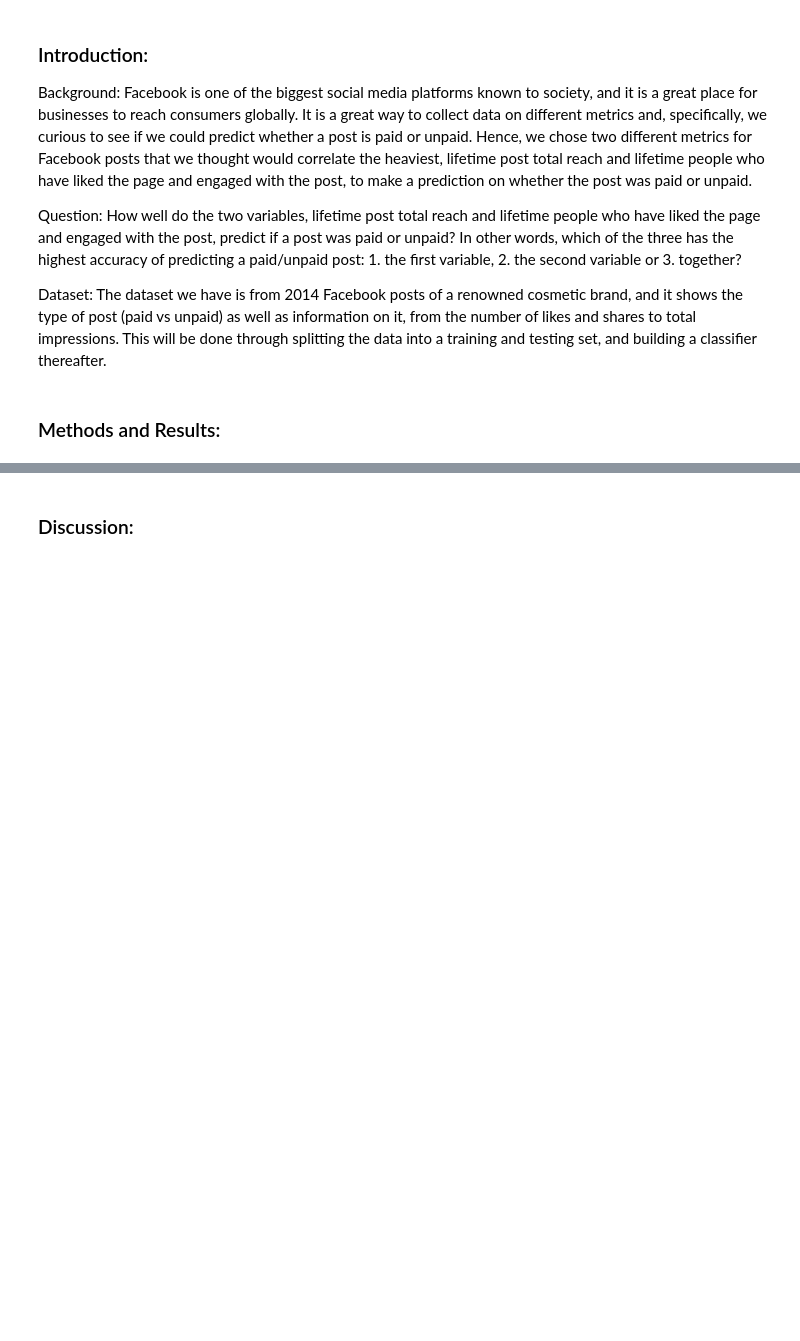
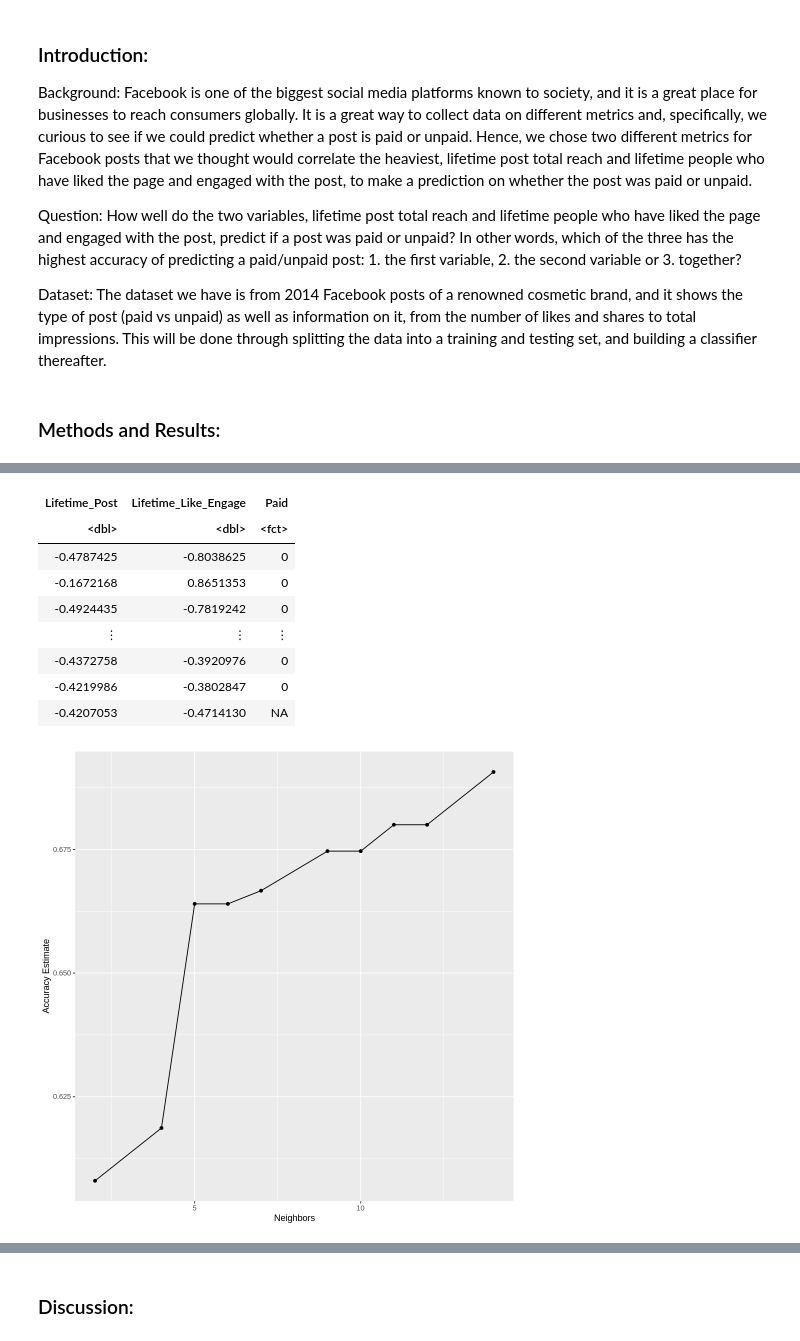
Before and after one commit to truzopus/DSCI_100_Group7, a Jupyter notebook: group_report.ipynb, the cells around one changed output, grey strips where cells are left out. Saved outputs shown, nothing was run; the diff lists cells and outputs as text; code cells hidden in the pictures; blank space fills up the shorter version.

```diff
--- a/group_report.ipynb
+++ b/group_report.ipynb
@@ -123,0 +34,70 @@ A tibble: 2 × 5
+# %%
+set.seed(3060)
+options(repr.plot.width = 8, repr.plot.height = 8)
+options(repr.matrix.max.rows = 6)
+facebook <- select(mutate(read.delim('data/dataset_Facebook.csv', sep=';'), Paid=as_factor(Paid)), Paid, Lifetime_Post = Lifetime.Post.Total.Reach, Lifetime_Like_Engage = Lifetime.People.who.have.liked.your.Page.and.engaged.with.your.post)
+facebook
+
+facebook_split <- initial_split(facebook, prop = 0.75, strata = Paid)
+facebook_train <- training(facebook_split)
+facebook_test <- testing(facebook_split)
+
+facebook_recipe <- recipe(Paid ~ Lifetime_Post + Lifetime_Like_Engage, data = facebook_train) %>%
+   step_scale(all_predictors()) %>%
+   step_center(all_predictors())
+
+facebook_vfold <- vfold_cv(facebook_train, v = 5, strata = Paid)
+
+knn_tune<- nearest_neighbor(weight_func = 'rectangular', neighbors = tune()) %>%
+      set_engine('kknn') %>%
+      set_mode('classification')
+
+knn_results <- workflow() %>%
+      add_recipe(facebook_recipe) %>%
+      add_model(knn_tune) %>%
+      tune_grid(resamples = facebook_vfold, grid = 10) %>%
+      collect_metrics()
+
+knn_results
+
+accuracies <- knn_results %>%
+      filter(.metric == 'accuracy')
+
+accuracy_versus_k <- ggplot(accuracies, aes(x = neighbors, y = mean))+
+      geom_point() +
+      geom_line() +
+      labs(x = "Neighbors", y = "Accuracy Estimate")
+
+accuracy_versus_k
+
+knn_spec <- nearest_neighbor(weight_func = 'rectangular', neighbors = 14) %>%
+      set_engine('kknn') %>%
+      set_mode('classification')
+
+facebook_fit <- workflow() %>%
+      add_recipe(facebook_recipe) %>%
+      add_model(knn_spec) %>%
+      fit_resamples(resamples = facebook_vfold)
+
+facebook_metrics<-collect_metrics(facebook_fit)
+facebook_metrics
+
+facebook_scaled <- facebook_recipe %>%
+    prep() %>%
+    bake(facebook)
+facebook_scaled
+
+facebook_plot <- ggplot(facebook_scaled, aes(x = Lifetime_Post, y = Lifetime_Like_Engage, colour = Paid)) +
+    geom_point()
+facebook_plot
+
+facebook_fit_new <- workflow() %>%
+    add_recipe(facebook_recipe) %>%
+    add_model(knn_spec) %>%
+    fit(data = facebook_scaled)
+
+new_obs <- tibble(Lifetime_Post = 1, Lifetime_Like_Engage = 0.5)
+
+facebook_predict <- predict(facebook_fit_new, new_obs)
+facebook_predict
+# %% [output]
@@ -123,0 +130,10 @@ A tibble: 2 × 5
+| Lifetime_Post | Lifetime_Like_Engage | Paid |
+| <dbl> | <dbl> | <fct> |
+| -0.4787425 | -0.8038625 | 0 |
+| -0.1672168 | 0.8651353 | 0 |
+| -0.4924435 | -0.7819242 | 0 |
+| ⋮ | ⋮ | ⋮ |
+| -0.4372758 | -0.3920976 | 0 |
+| -0.4219986 | -0.3802847 | 0 |
+| -0.4207053 | -0.4714130 | NA |
+[figure, added]
```
Also changed, not shown: parts of 6 cells of this notebook.
